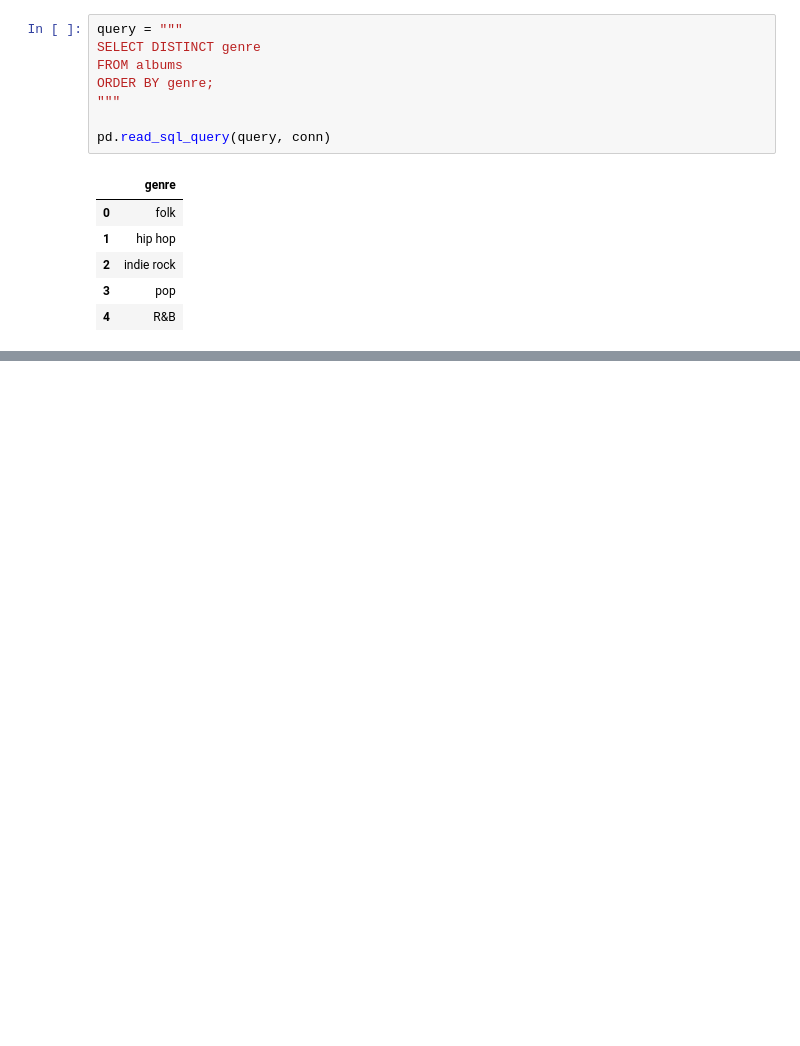
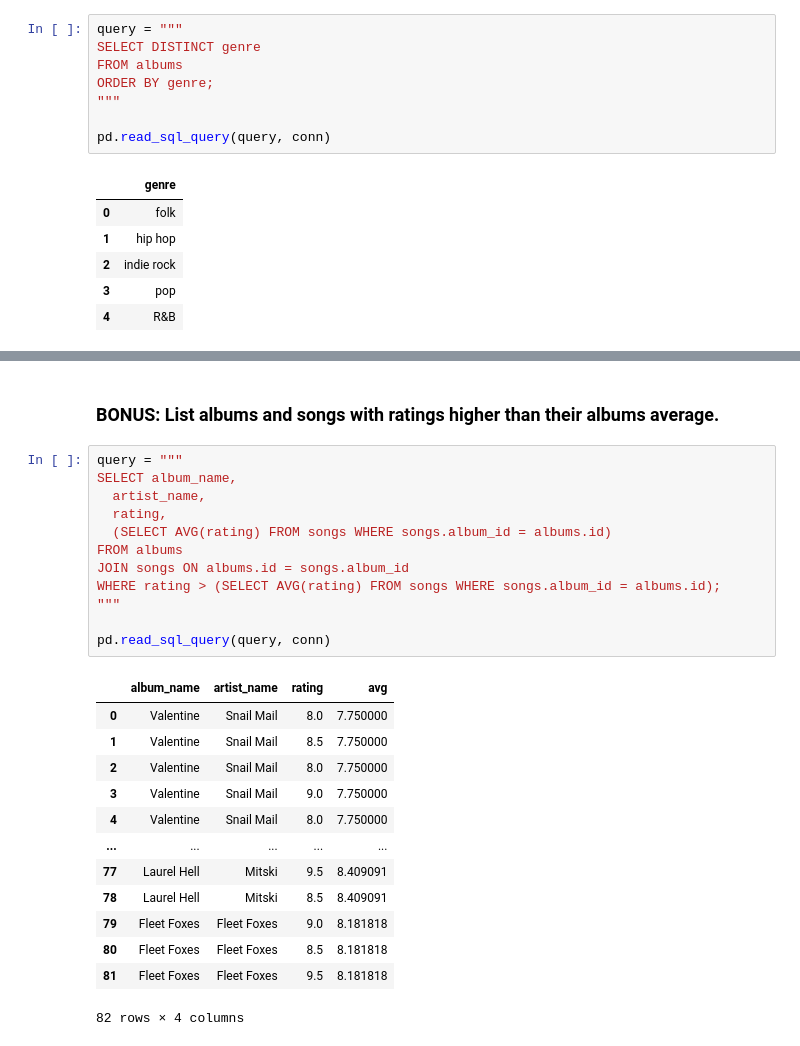
Before and after one commit to jcbain/lighthouse_lectures, a Jupyter notebook: data-science/w02d01_sql/src/notebooks/queries.ipynb, the cells around one changed output, grey strips where cells are left out. Saved outputs shown, nothing was run; the diff lists cells and outputs as text; blank space fills up the shorter version.

```diff
--- a/data-science/w02d01_sql/src/notebooks/queries.ipynb
+++ b/data-science/w02d01_sql/src/notebooks/queries.ipynb
@@ -172,0 +300,28 @@ pd.read_sql_query(query, conn)
+# %% [markdown]
+### BONUS: List albums and songs with ratings higher than their albums average.
+# %%
+query = """
+SELECT album_name,
+  artist_name,
+  rating,
+  (SELECT AVG(rating) FROM songs WHERE songs.album_id = albums.id)
+FROM albums
+JOIN songs ON albums.id = songs.album_id
+WHERE rating > (SELECT AVG(rating) FROM songs WHERE songs.album_id = albums.id);
+"""
+
+pd.read_sql_query(query, conn)
+# %% [output]
+|  | album_name | artist_name | rating | avg |
+| 0 | Valentine | Snail Mail | 8.0 | 7.750000 |
+| 1 | Valentine | Snail Mail | 8.5 | 7.750000 |
+| 2 | Valentine | Snail Mail | 8.0 | 7.750000 |
+| 3 | Valentine | Snail Mail | 9.0 | 7.750000 |
+| 4 | Valentine | Snail Mail | 8.0 | 7.750000 |
+| ... | ... | ... | ... | ... |
+| 77 | Laurel Hell | Mitski | 9.5 | 8.409091 |
+| 78 | Laurel Hell | Mitski | 8.5 | 8.409091 |
+| 79 | Fleet Foxes | Fleet Foxes | 9.0 | 8.181818 |
+| 80 | Fleet Foxes | Fleet Foxes | 8.5 | 8.181818 |
+| 81 | Fleet Foxes | Fleet Foxes | 9.5 | 8.181818 |
+82 rows × 4 columns
```
Also changed, not shown: parts of 12 cells of this notebook, 4 other files.
